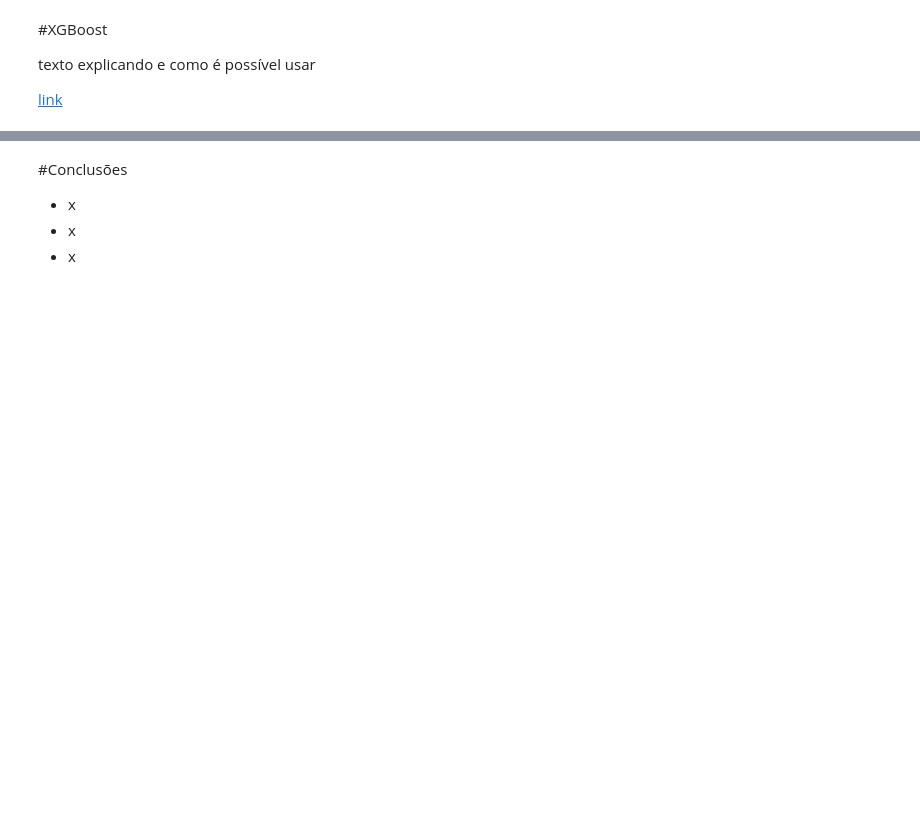
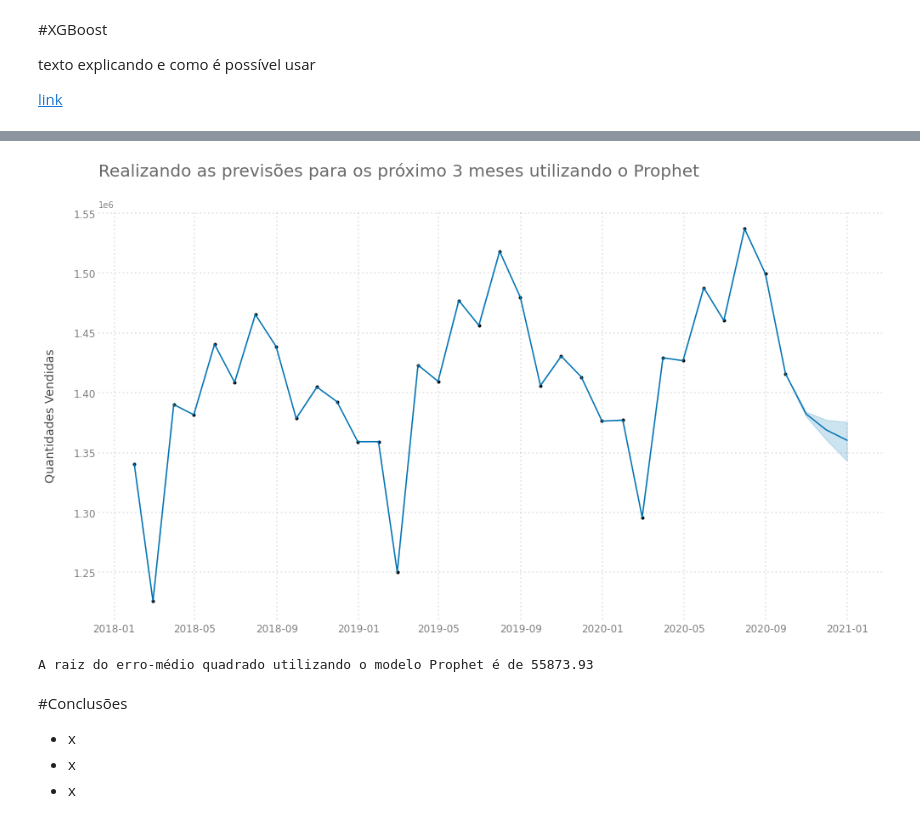
Before and after one commit to FerrazThales/demand_forecasting_prophet, a Jupyter notebook: Demand_Forecasting_with_Prophet.ipynb, the cells around one changed output, grey strips where cells are left out. Drawn from its saved outputs; the diff is of its cells as text; code cells hidden in the pictures; blank space fills up the shorter version.

```diff
--- a/Demand_Forecasting_with_Prophet.ipynb
+++ b/Demand_Forecasting_with_Prophet.ipynb
@@ -731,0 +735,9 @@ com arima
+# %%
+#ajustando a base de dados para utilizar no prophet
+train_prophet = train.reset_index()
+
+#renomeando o nome das colunas
+train_prophet.columns = ['ds','y']
+
+#visualizando as 5 últimas entradas
+train_prophet.tail()
@@ -731,0 +751,9 @@ com arima
+# %%
+#instanciando o prophet
+model_prophet = Prophet()
+
+#realizando o fit do prophet
+model_prophet.fit(train_prophet)
+
+#determinar o periodo para previsão
+future = model_prophet.make_future_dataframe(periods=prediction_size,freq='M')
@@ -747,0 +796,6 @@ prophet
+# %%
+#realizar a previsão com o período mensal estabelecido
+forecast = model_prophet.predict(future)
+
+#visualizando os 5 últimos registros
+forecast.tail()
@@ -748,3 +809,23 @@ prophet
+# %%
+#crian do ax e o plt
+fig, ax = plt.subplots(figsize=(14,8))
+
+#criando gráfico
+model_prophet.plot(forecast,ax=ax)
+ajuste_layout(ax=ax,
+              titulo='Realizando as previsões para os próximo 3 meses utilizando o Prophet',
+              ylabel='Quantidades Vendidas',
+              grid=True,grid_lw=1.8,grid_style='dotted')
+
+#plotando os gráficos
+plt.tight_layout();
+# %% [output]
+[figure, added]
+# %%
+#calcular o erro
+printando_o_erro(y_true=validation.sales,y_pred=forecast[-prediction_size:].yhat,previsor='Prophet')
+# %% [output]
+A raiz do erro-médio quadrado utilizando o modelo Prophet é de 55873.93
 # %% [markdown]
 #Conclusões
 
```
Also changed, not shown: parts of 28 cells of this notebook.
